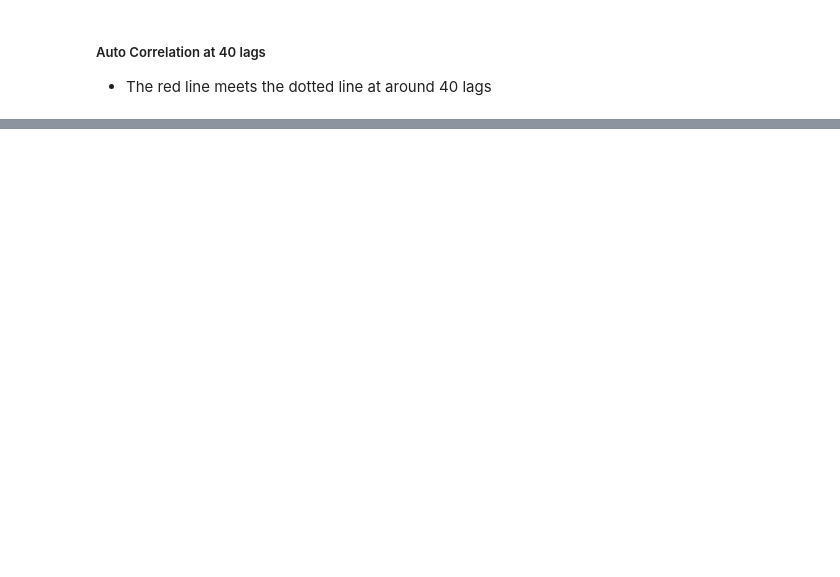
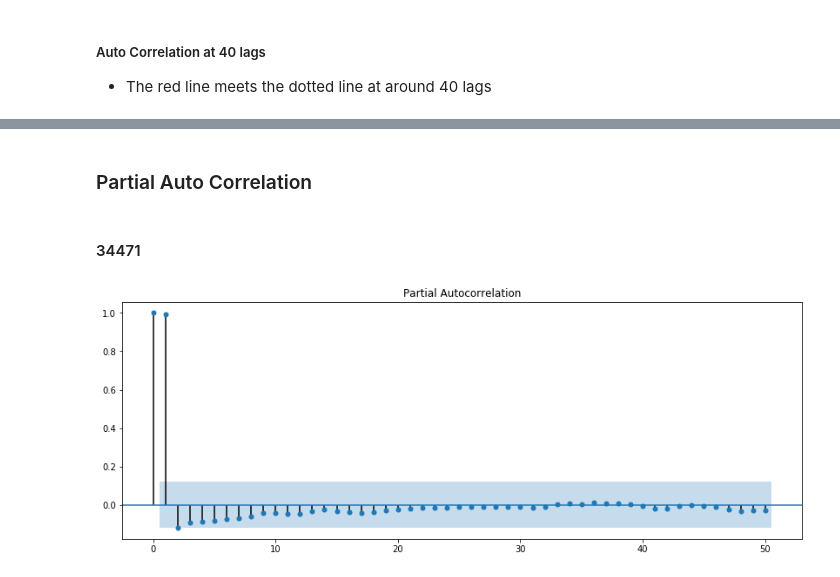
Before and after one commit to ksis1st/Zillow_TimeSeries_Prediction, a Jupyter notebook: Zillow_Ocala_ZIPCODE.ipynb, the cells around one changed output, grey strips where cells are left out. Saved outputs shown, nothing was run; the diff lists cells and outputs as text; code cells hidden in the pictures; blank space fills up the shorter version.

Commit message:
Completed Partial Auto Correlation and Grid Search-Auto Arima

```diff
--- a/Zillow_Ocala_ZIPCODE.ipynb
+++ b/Zillow_Ocala_ZIPCODE.ipynb
@@ -837,0 +1569,13 @@ plot_acf(df_Ocala['34482'],title=title,lags=lags);
+# %% [markdown]
+### Partial Auto Correlation
+# %% [markdown]
+#### 34471
+# %%
+from statsmodels.graphics.tsaplots import plot_pacf
+from matplotlib.pylab import rcParams
+
+rcParams['figure.figsize'] = 14, 5
+
+plot_pacf(log_71, lags = 50);
+# %% [output]
+[figure, added]
```
Also changed, not shown: parts of 127 cells of this notebook.
